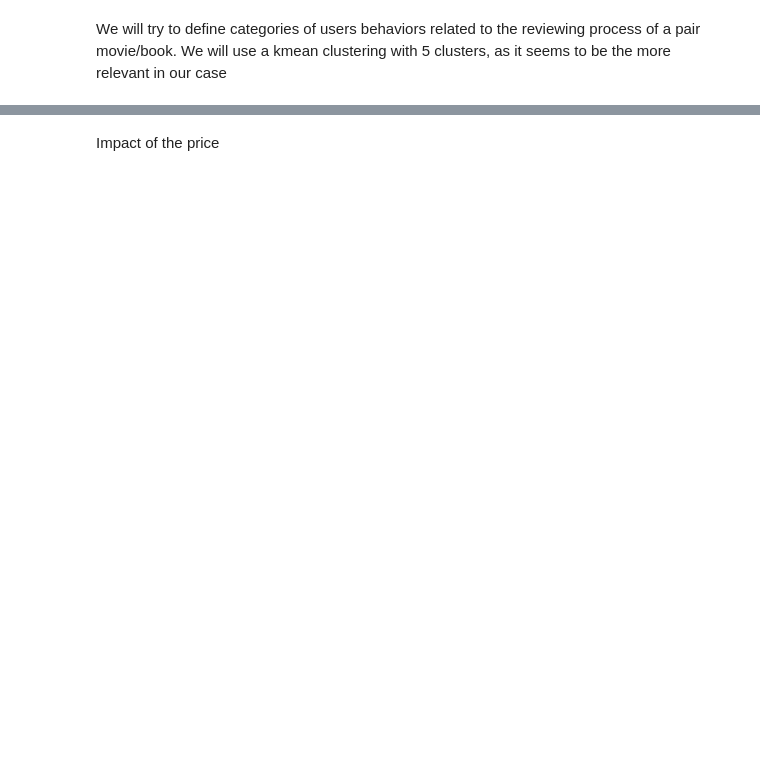
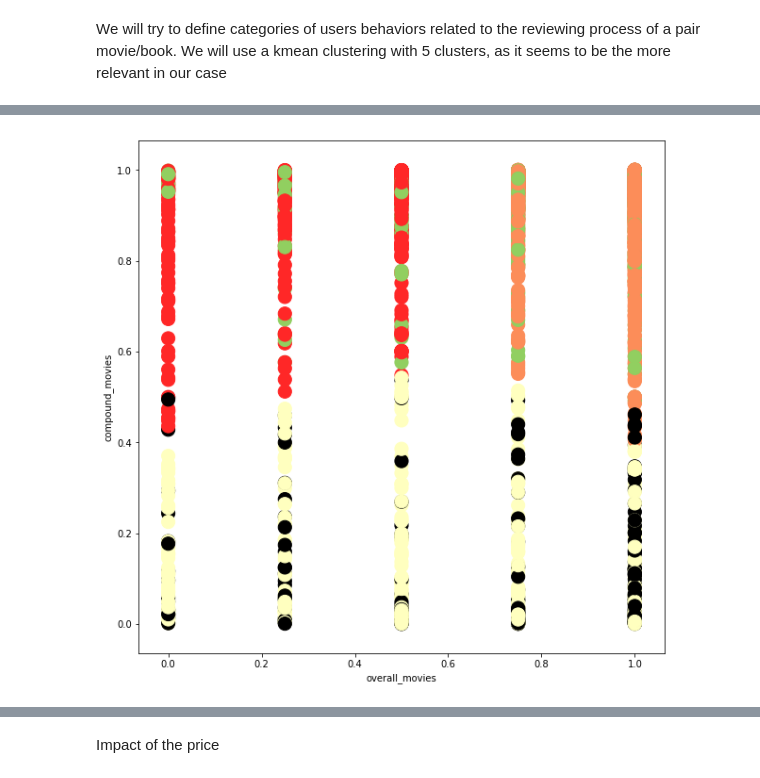
Before and after one commit to ImLemni/ada-epfl, a Jupyter notebook: project/Milestone2.ipynb, the cells around one changed output, grey strips where cells are left out. Saved outputs shown, nothing was run; the diff lists cells and outputs as text; code cells hidden in the pictures; blank space fills up the shorter version.

```diff
--- a/project/Milestone2.ipynb
+++ b/project/Milestone2.ipynb
@@ -1302,0 +1174,5 @@ People buying all or a majority of products linked to the same franchise_id
+# %%
+scatterplot = kmeans_df.plot.scatter(x="overall_movies", y="compound_movies", figsize=(10, 10), c=kmeans_df['color'], s=200)
+plt.show()
+# %% [output]
+[figure, added]
```
Also changed, not shown: parts of 100 cells of this notebook, 1 other file.
